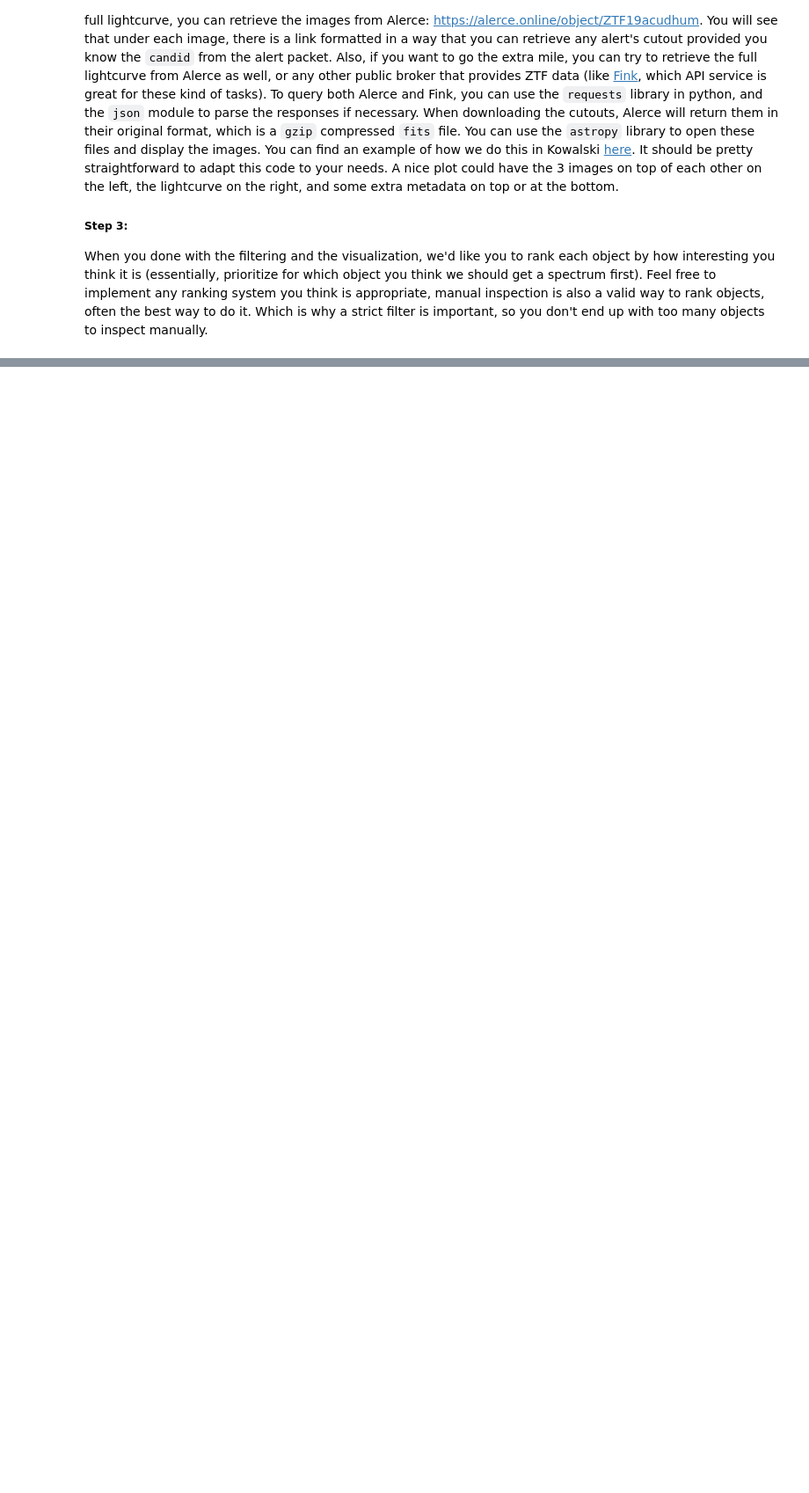
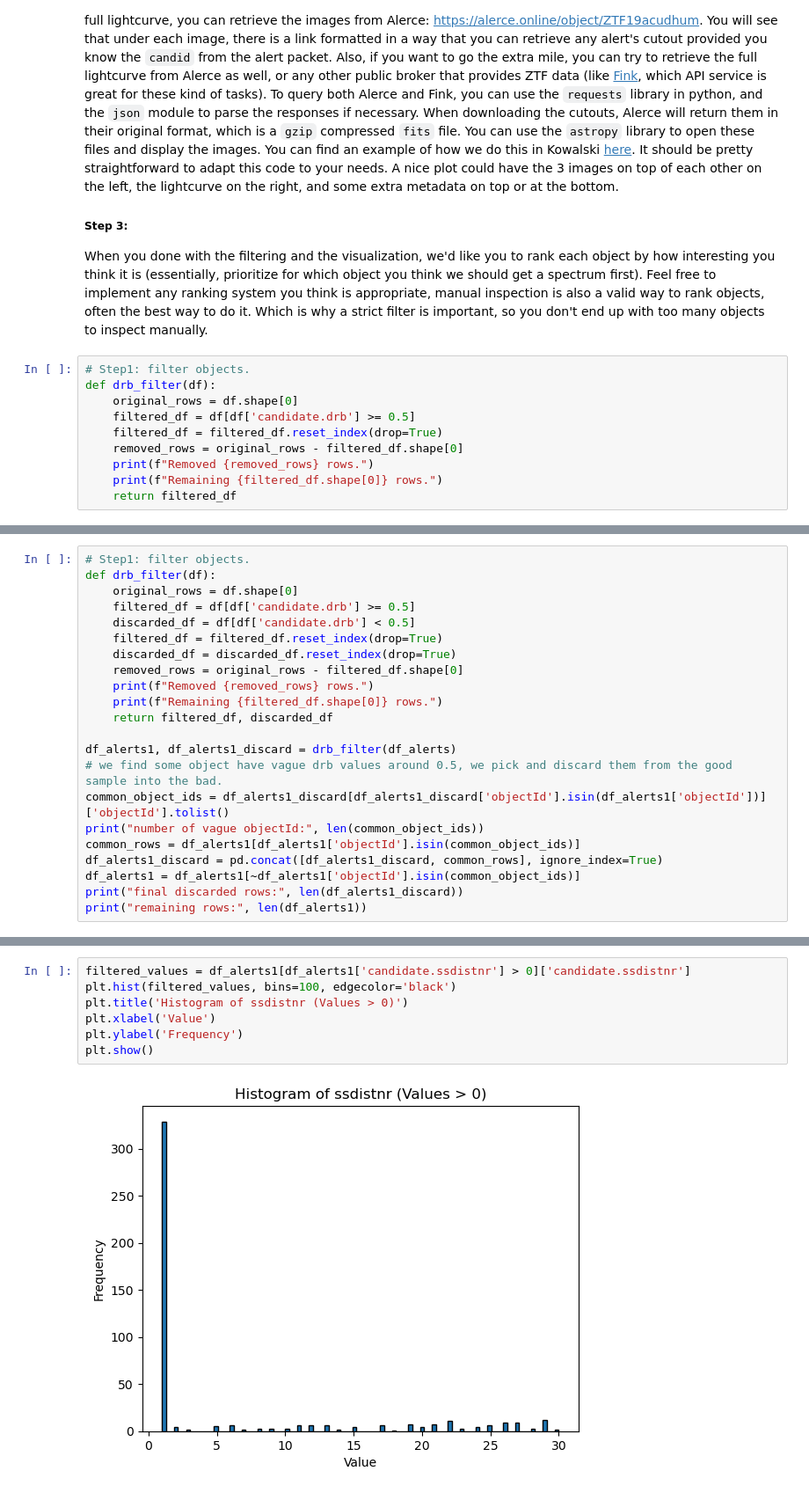
Before and after one commit to Eurekaaaaa/ztf_summer_school_2024, a Jupyter notebook: lectures/01/ztf_alert_filtering.ipynb, the cells around one changed output, grey strips where cells are left out. Shown at 88% size. Saved outputs shown, nothing was run; the diff lists cells and outputs as text; blank space fills up the shorter version.

```diff
--- a/lectures/01/ztf_alert_filtering.ipynb
+++ b/lectures/01/ztf_alert_filtering.ipynb
@@ -391,3 +401,13 @@ We would like you to plot each object. Ideally, you would plot the lightcurve of
 
 ##### Step 3:
 When you done with the filtering and the visualization, we'd like you to rank each object by how interesting you think it is (essentially, prioritize for which object you think we should get a spectrum first). Feel free to implement any ranking system you think is appropriate, manual inspection is also a valid way to rank objects, often the best way to do it. Which is why a strict filter is important, so you don't end up with too many objects to inspect manually.
+# %%
+# Step1: filter objects.
+def drb_filter(df):
+    original_rows = df.shape[0]
+    filtered_df = df[df['candidate.drb'] >= 0.5]
+    filtered_df = filtered_df.reset_index(drop=True)
+    removed_rows = original_rows - filtered_df.shape[0]
+    print(f"Removed {removed_rows} rows.")
+    print(f"Remaining {filtered_df.shape[0]} rows.")
+    return filtered_df
@@ -393,0 +420,22 @@ When you done with the filtering and the visualization, we'd like you to rank ea
+# %%
+# Step1: filter objects.
+def drb_filter(df):
+    original_rows = df.shape[0]
+    filtered_df = df[df['candidate.drb'] >= 0.5]
+    discarded_df = df[df['candidate.drb'] < 0.5]
+    filtered_df = filtered_df.reset_index(drop=True)
+    discarded_df = discarded_df.reset_index(drop=True)
+    removed_rows = original_rows - filtered_df.shape[0]
+    print(f"Removed {removed_rows} rows.")
+    print(f"Remaining {filtered_df.shape[0]} rows.")
+    return filtered_df, discarded_df
+
+df_alerts1, df_alerts1_discard = drb_filter(df_alerts)
+# we find some object have vague drb values around 0.5, we pick and discard them from the good sample into the bad.
+common_object_ids = df_alerts1_discard[df_alerts1_discard['objectId'].isin(df_alerts1['objectId'])]['objectId'].tolist()
+print("number of vague objectId:", len(common_object_ids))
+common_rows = df_alerts1[df_alerts1['objectId'].isin(common_object_ids)]
+df_alerts1_discard = pd.concat([df_alerts1_discard, common_rows], ignore_index=True)
+df_alerts1 = df_alerts1[~df_alerts1['objectId'].isin(common_object_ids)]
+print("final discarded rows:", len(df_alerts1_discard))
+print("remaining rows:", len(df_alerts1))
@@ -393,0 +448,9 @@ When you done with the filtering and the visualization, we'd like you to rank ea
+# %%
+filtered_values = df_alerts1[df_alerts1['candidate.ssdistnr'] > 0]['candidate.ssdistnr']
+plt.hist(filtered_values, bins=100, edgecolor='black')
+plt.title('Histogram of ssdistnr (Values > 0)')
+plt.xlabel('Value')
+plt.ylabel('Frequency')
+plt.show()
+# %% [output]
+[figure, added]
```
Also changed, not shown: parts of 7 cells of this notebook.
